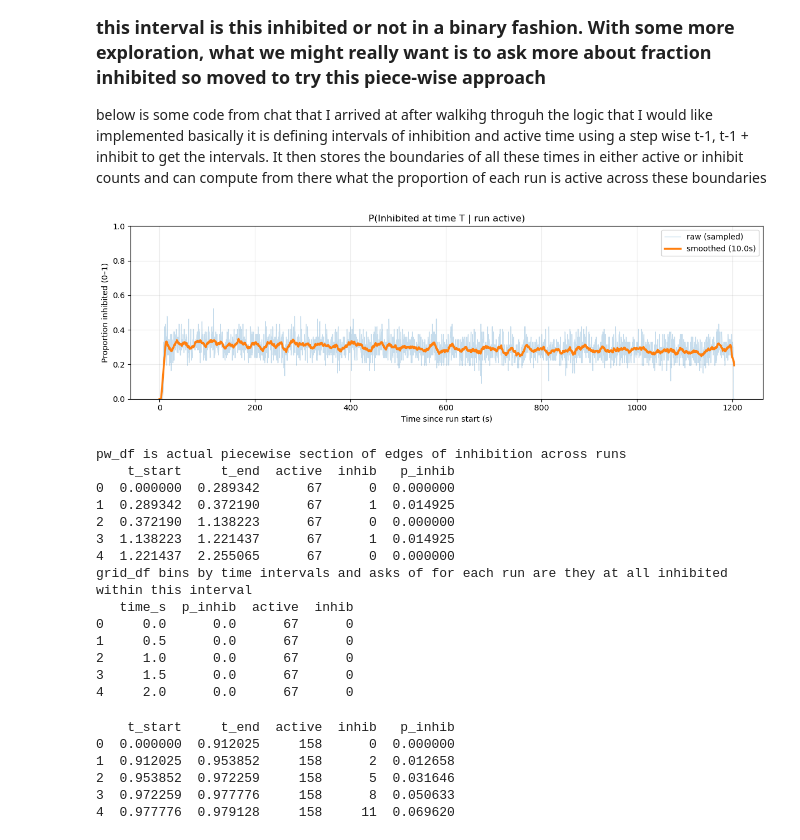
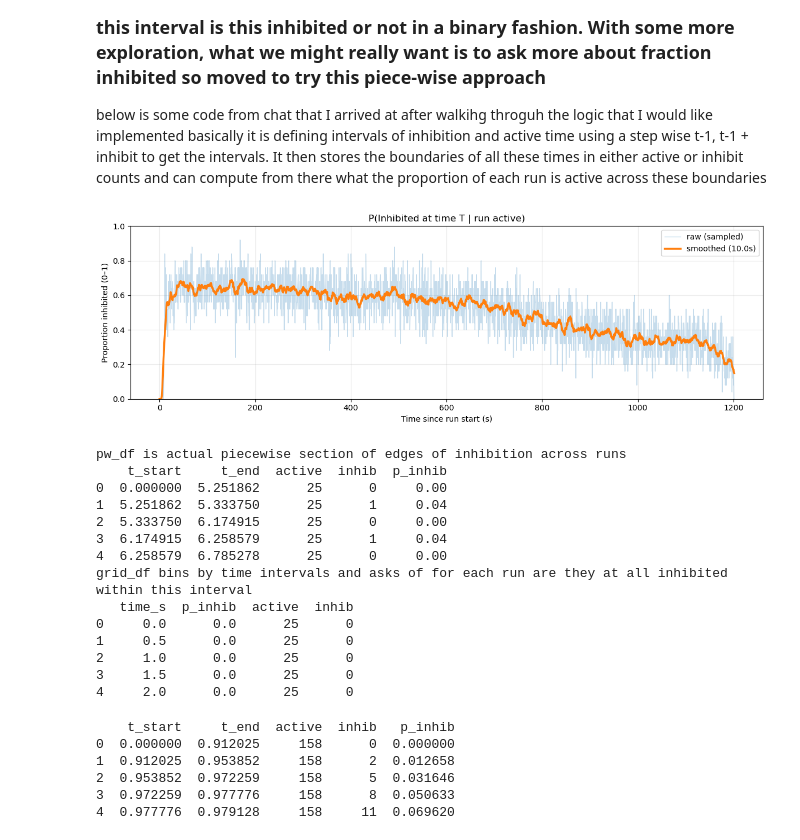
Before and after one commit to michaelstaiger/IFCBParticleSize, a Jupyter notebook: EmpyricalAnalysis/Notebooks/PiecewiseInhibitProbability.ipynb, the cells around one changed output. Saved outputs shown, nothing was run; the diff lists cells and outputs as text; code cells hidden in the pictures.

```diff
--- a/EmpyricalAnalysis/Notebooks/PiecewiseInhibitProbability.ipynb
+++ b/EmpyricalAnalysis/Notebooks/PiecewiseInhibitProbability.ipynb
@@ -402,36 +402,36 @@ def plot_probability_stack(
     plt.show()
     return fig, axes
 # %%
-data_dir = "/Users/michaelstaiger/Desktop/gitRepos/IFCBParticleSize/EmpyricalAnalysis/IFCBData/SeaTrac/IOS2026/plusultra/merged"
+data_dir = "/Users/michaelstaiger/Desktop/gitRepos/IFCBParticleSize/EmpyricalAnalysis/IFCBData/fixed/alexFixed/FixedAlex/merged"
 
 pw_df, grid_df = compute_and_plot_probability(
     data_dir=data_dir,
     pattern="*.csv",   # optional, if you want to target only these
     sample_dt=0.5,              # 1-second sampling for plotting
     smooth_window_s=10.0,      # strong smoothing (e.g., 10 s)
     max_files=None,
    #save_path = "../Figs/dilexp/PropInhibibBeadsTest2.png"
 )
 print("pw_df is actual piecewise section of edges of inhibition across runs")
 print(pw_df.head())
 print("grid_df bins by time intervals and asks of for each run are they at all inhibited within this interval")
 print(grid_df.head())
 # %% [output]
-[figure, old version]
+[figure, new version]
 pw_df is actual piecewise section of edges of inhibition across runs
-    t_start     t_end  active  inhib   p_inhib
-0  0.000000  0.289342      67      0  0.000000
-1  0.289342  0.372190      67      1  0.014925
-2  0.372190  1.138223      67      0  0.000000
-3  1.138223  1.221437      67      1  0.014925
-4  1.221437  2.255065      67      0  0.000000
+    t_start     t_end  active  inhib  p_inhib
+0  0.000000  5.251862      25      0     0.00
+1  5.251862  5.333750      25      1     0.04
+2  5.333750  6.174915      25      0     0.00
+3  6.174915  6.258579      25      1     0.04
+4  6.258579  6.785278      25      0     0.00
 grid_df bins by time intervals and asks of for each run are they at all inhibited within this interval
    time_s  p_inhib  active  inhib
-0     0.0      0.0      67      0
-1     0.5      0.0      67      0
-2     1.0      0.0      67      0
-3     1.5      0.0      67      0
-4     2.0      0.0      67      0
+0     0.0      0.0      25      0
+1     0.5      0.0      25      0
+2     1.0      0.0      25      0
+3     1.5      0.0      25      0
+4     2.0      0.0      25      0
 # %%
 print(pw_df.head())
 
```
Also changed, not shown: 5 other files.
